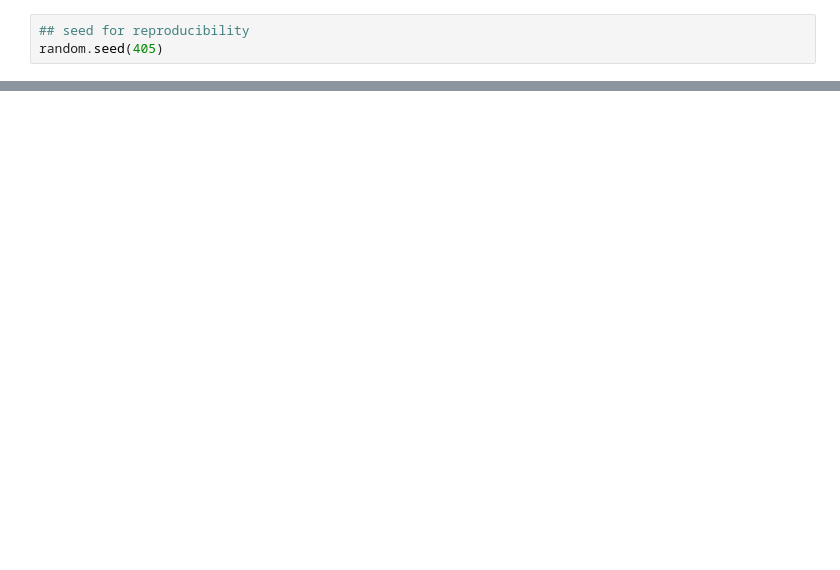
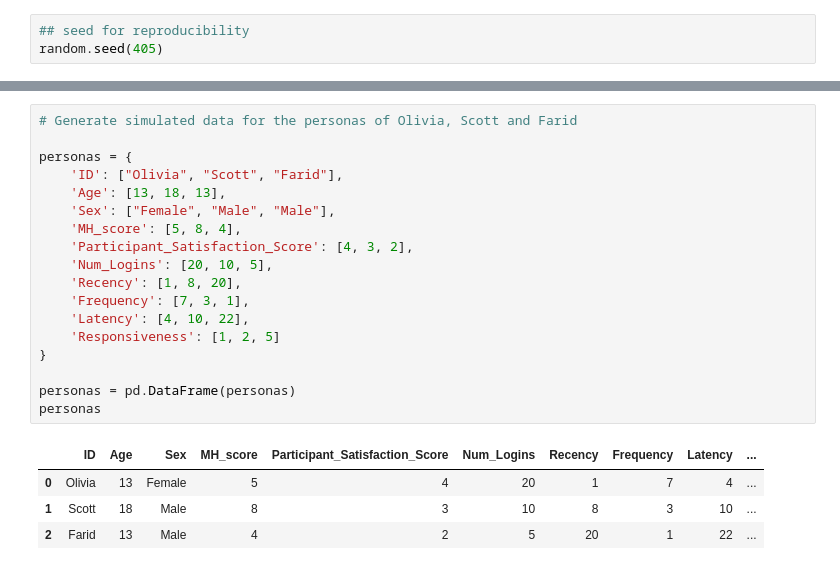
Before and after one commit to WellcomeIdeathon2023/Iterative_Insights, a Jupyter notebook: data/Simulate_data.ipynb, the cells around one changed output, grey strips where cells are left out. Drawn from its saved outputs; the diff is of its cells as text; blank space fills up the shorter version.

```diff
--- a/data/Simulate_data.ipynb
+++ b/data/Simulate_data.ipynb
@@ -135,0 +204,23 @@ df.to_csv(output_file_path, index=False)
+# %%
+# Generate simulated data for the personas of Olivia, Scott and Farid
+
+personas = {
+    'ID': ["Olivia", "Scott", "Farid"],
+    'Age': [13, 18, 13],
+    'Sex': ["Female", "Male", "Male"],
+    'MH_score': [5, 8, 4],
+    'Participant_Satisfaction_Score': [4, 3, 2],
+    'Num_Logins': [20, 10, 5],
+    'Recency': [1, 8, 20],
+    'Frequency': [7, 3, 1],
+    'Latency': [4, 10, 22],
+    'Responsiveness': [1, 2, 5]
+}
+
+personas = pd.DataFrame(personas)
+personas
+# %% [output]
+|  | ID | Age | Sex | MH_score | Participant_Satisfaction_Score | Num_Logins | Recency | Frequency | Latency | ... |
+| 0 | Olivia | 13 | Female | 5 | 4 | 20 | 1 | 7 | 4 | ... |
+| 1 | Scott | 18 | Male | 8 | 3 | 10 | 8 | 3 | 10 | ... |
+| 2 | Farid | 13 | Male | 4 | 2 | 5 | 20 | 1 | 22 | ... |
```
Also changed, not shown: parts of 10 cells of this notebook, 2 other files.
